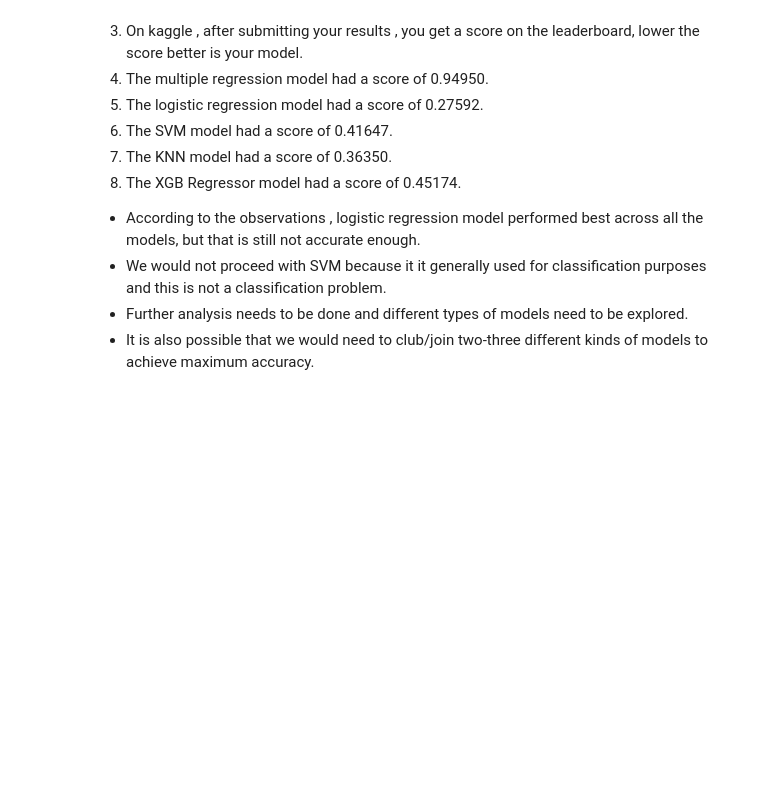
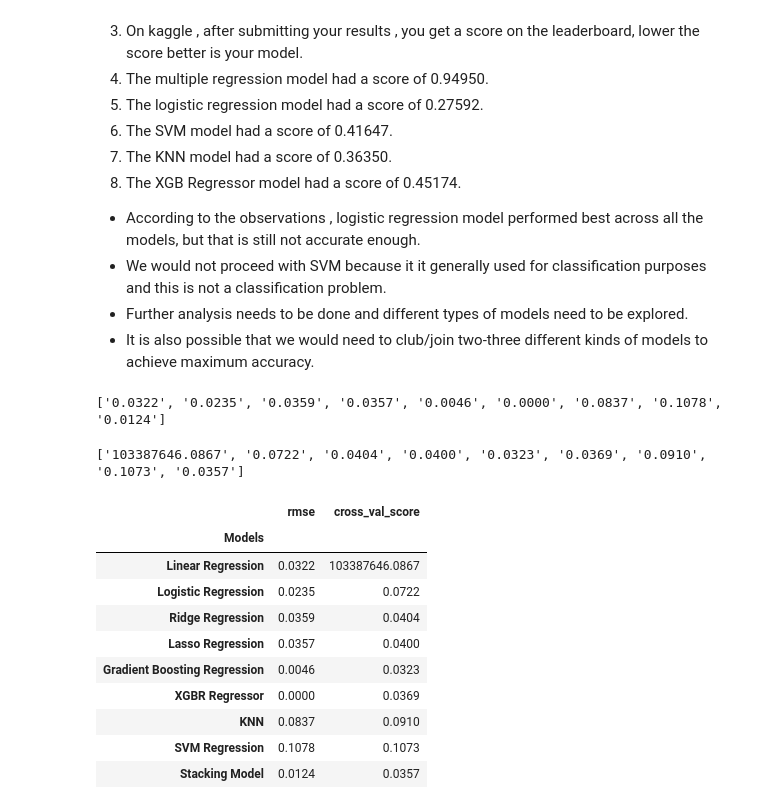
Before and after one commit to Ghanashri-m/255_Team_02, a Jupyter notebook: code/app/Housing_Saleprice_Analysis_Pratik.ipynb, the cells around one changed output. Cells and saved outputs as stored; diff of their text form; code cells hidden in the pictures; blank space fills up the shorter version.

```diff
--- a/code/app/Housing_Saleprice_Analysis_Pratik.ipynb
+++ b/code/app/Housing_Saleprice_Analysis_Pratik.ipynb
@@ -984,0 +1015,37 @@ output_df.to_csv(r'C:\Users\Checkout\Desktop\Submissions_Stack.csv', index=False
+# %%
+for i in range(len(models_rmse)):
+    models_rmse[i] = format(models_rmse[i],'.4f')
+
+print(models_rmse)
+# %% [output]
+['0.0322', '0.0235', '0.0359', '0.0357', '0.0046', '0.0000', '0.0837', '0.1078', '0.0124']
+# %%
+for i in range(len(models_cross_val_score)):
+    models_cross_val_score[i] = format(models_cross_val_score[i],'.4f')
+
+print(models_cross_val_score)
+# %% [output]
+['103387646.0867', '0.0722', '0.0404', '0.0400', '0.0323', '0.0369', '0.0910', '0.1073', '0.0357']
+# %%
+models = ['Linear Regression','Logistic Regression', 'Ridge Regression','Lasso Regression','Gradient Boosting Regression',
+          'XGBR Regressor','KNN','SVM Regression','Stacking Model']
+# %%
+comparison_table = pd.DataFrame({'Models':models,
+                               'rmse':models_rmse,
+                               'cross_val_score':models_cross_val_score})
+# %%
+comparison_table = comparison_table.set_index(['Models'])
+# %%
+comparison_table
+# %% [output]
+|  | rmse | cross_val_score |
+| Models |  |  |
+| Linear Regression | 0.0322 | 103387646.0867 |
+| Logistic Regression | 0.0235 | 0.0722 |
+| Ridge Regression | 0.0359 | 0.0404 |
+| Lasso Regression | 0.0357 | 0.0400 |
+| Gradient Boosting Regression | 0.0046 | 0.0323 |
+| XGBR Regressor | 0.0000 | 0.0369 |
+| KNN | 0.0837 | 0.0910 |
+| SVM Regression | 0.1078 | 0.1073 |
+| Stacking Model | 0.0124 | 0.0357 |
```
Also changed, not shown: parts of 20 cells of this notebook, 1 other file.
